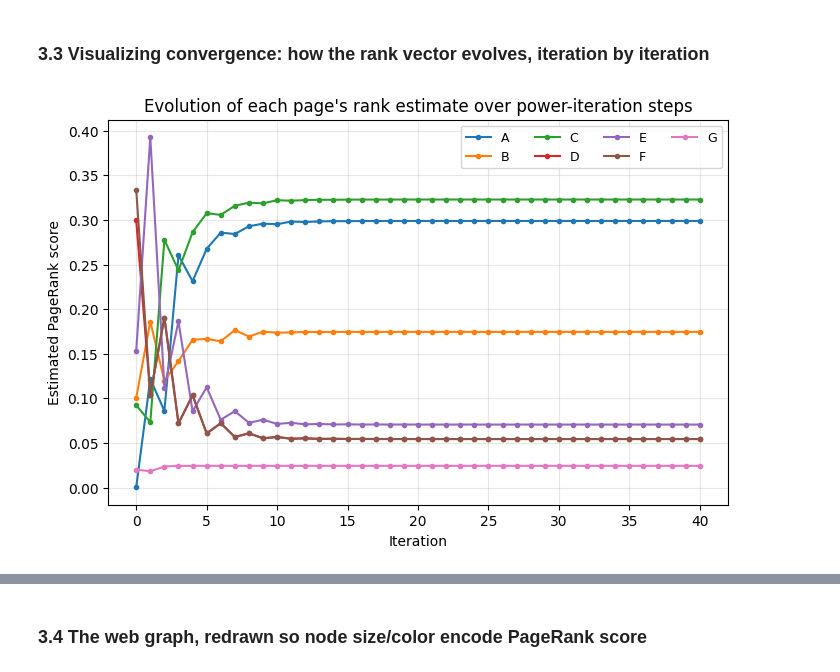
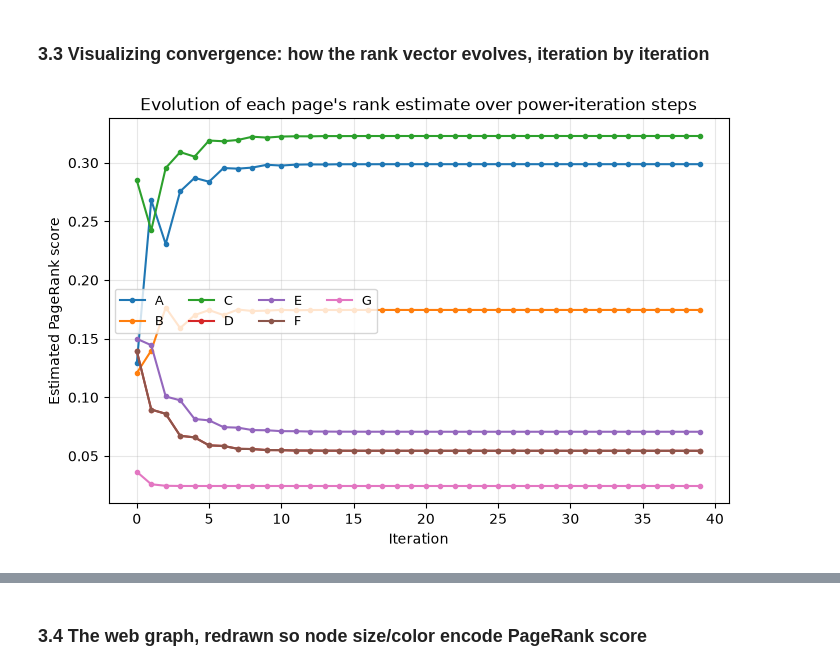
Before and after one commit to shayan24soley85/Linear_Algebra_Projects, a Jupyter notebook: 1/LA-Project1.ipynb, the cells around one changed output, grey strips where cells are left out. Drawn from its saved outputs; the diff is of its cells as text; code cells hidden in the pictures.

Commit message:
feat: implement power iteration trace for convergence visualization

```diff
--- a/1/LA-Project1.ipynb
+++ b/1/LA-Project1.ipynb
@@ -959,26 +958,44 @@ Match confirmed: True
 # %%
 
 def power_iteration_trace(A, num_iters, v0=None, seed=None):
-    """Like power_iteration, but returns the FULL sequence of vectors (for plotting)."""
-    # TODO
-    pass
+    m = A.shape[0]
+    if v0 is not None:
+        v = v0.copy().astype(float)
+    else:
+        if seed is not None:
+            np.random.seed(seed)
+        v = np.random.rand(m)
 
+    v = v / np.linalg.norm(v)
+    trace = []
+
+    for _ in range(num_iters):
+        v_next = A @ v
+        v_next = v_next / np.linalg.norm(v_next)
+
+        if np.dot(v_next, v) < 0:
+            v_next = -v_next
+
+        v = v_next
+        trace.append(v.copy())
+
+    return np.array(trace)
 
 trace = power_iteration_trace(M, num_iters=40, seed=7)
 trace = np.abs(trace)
 trace = trace / trace.sum(axis=1, keepdims=True)  # normalize each row to a probability vector
 
 plt.figure(figsize=(8, 5))
 for i, p in enumerate(pages):
     plt.plot(trace[:, i], marker=".", label=p)
 plt.xlabel("Iteration")
 plt.ylabel("Estimated PageRank score")
 plt.title("Evolution of each page's rank estimate over power-iteration steps")
 plt.legend(ncol=4, fontsize=9)
 plt.grid(alpha=0.3)
 plt.show()
 # %% [output]
-[figure, old version]
+[figure, new version]
 # %%
 
 plt.figure(figsize=(6, 4))
```
Also changed, not shown: parts of 4 cells of this notebook.
